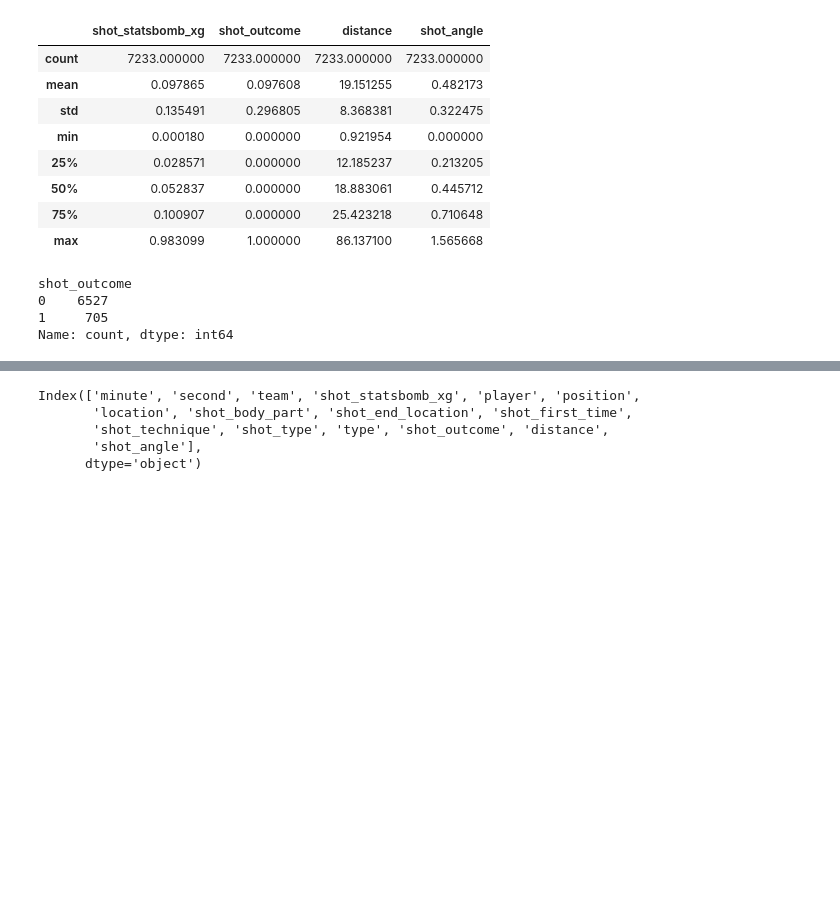
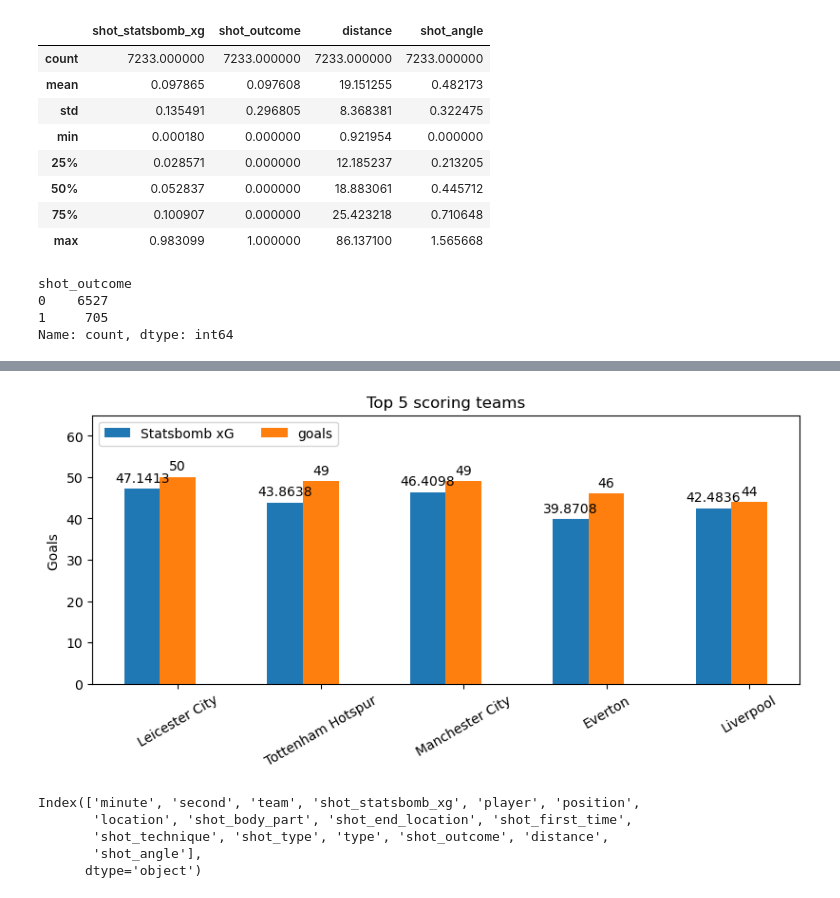
Before and after one commit to SenOhen/xg-analysis, a Jupyter notebook: xg_analysis-Premier_League.ipynb, the cells around one changed output, grey strips where cells are left out. Saved outputs shown, nothing was run; the diff lists cells and outputs as text; code cells hidden in the pictures; blank space fills up the shorter version.

```diff
--- a/xg_analysis-Premier_League.ipynb
+++ b/xg_analysis-Premier_League.ipynb
@@ -202,3 +206,32 @@ Premier_League_team_summary_df
+# %%
+teams = Premier_League_team_summary_df['team'][0:5]
+team_goals = {
+    'Statsbomb xG': Premier_League_team_summary_df['statsbomb_xg'][0:5].round(),
+    'goals': Premier_League_team_summary_df['goals'][0:5].round(),
+}
+
+x = np.arange(len(teams))  # the label locations
+width = 0.25  # the width of the bars
+multiplier = 0
+
+fig, ax = plt.subplots(layout='constrained', figsize=(8,4))
+
+for attribute, measurement in team_goals.items():
+    offset = width * multiplier
+    rects = ax.bar(x + offset, measurement, width, label=attribute)
+    ax.bar_label(rects, padding=3)
+    multiplier += 1
+
+# Add some text for labels, title and custom x-axis tick labels, etc.
+ax.set_ylabel('Goals ')
+ax.set_title('Top 5 scoring teams')
+ax.set_xticks(x + width, teams)
+ax.legend(loc='upper left', ncols=2)
+ax.set_ylim(0, 65)
+ax.tick_params(axis='x', rotation=30)
+plt.show()
+# %% [output]
+[figure, added]
 # %%
 Premier_League_shots_df.columns
 # %% [output]
```
Also changed, not shown: parts of 11 cells of this notebook, 4 other files.
